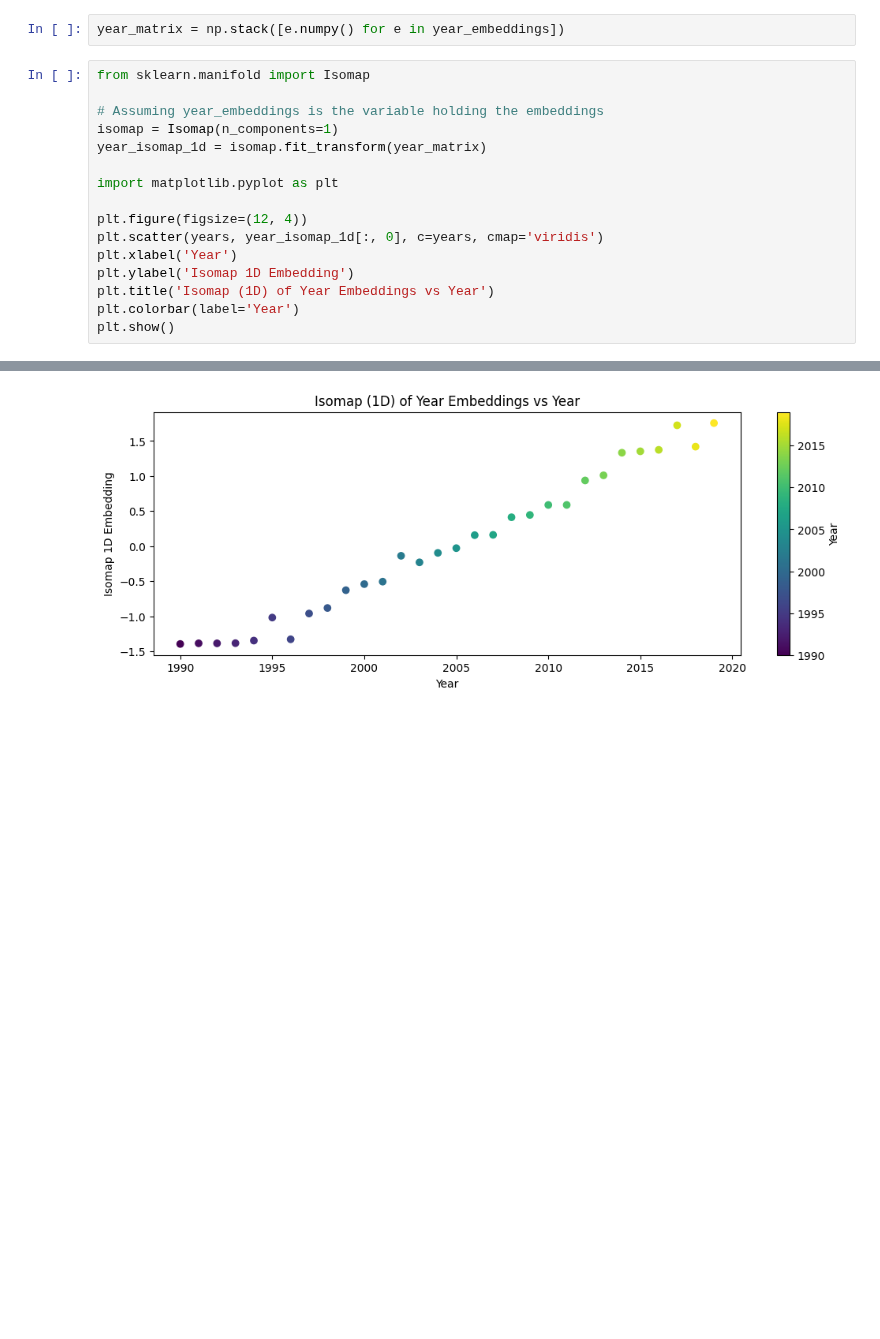
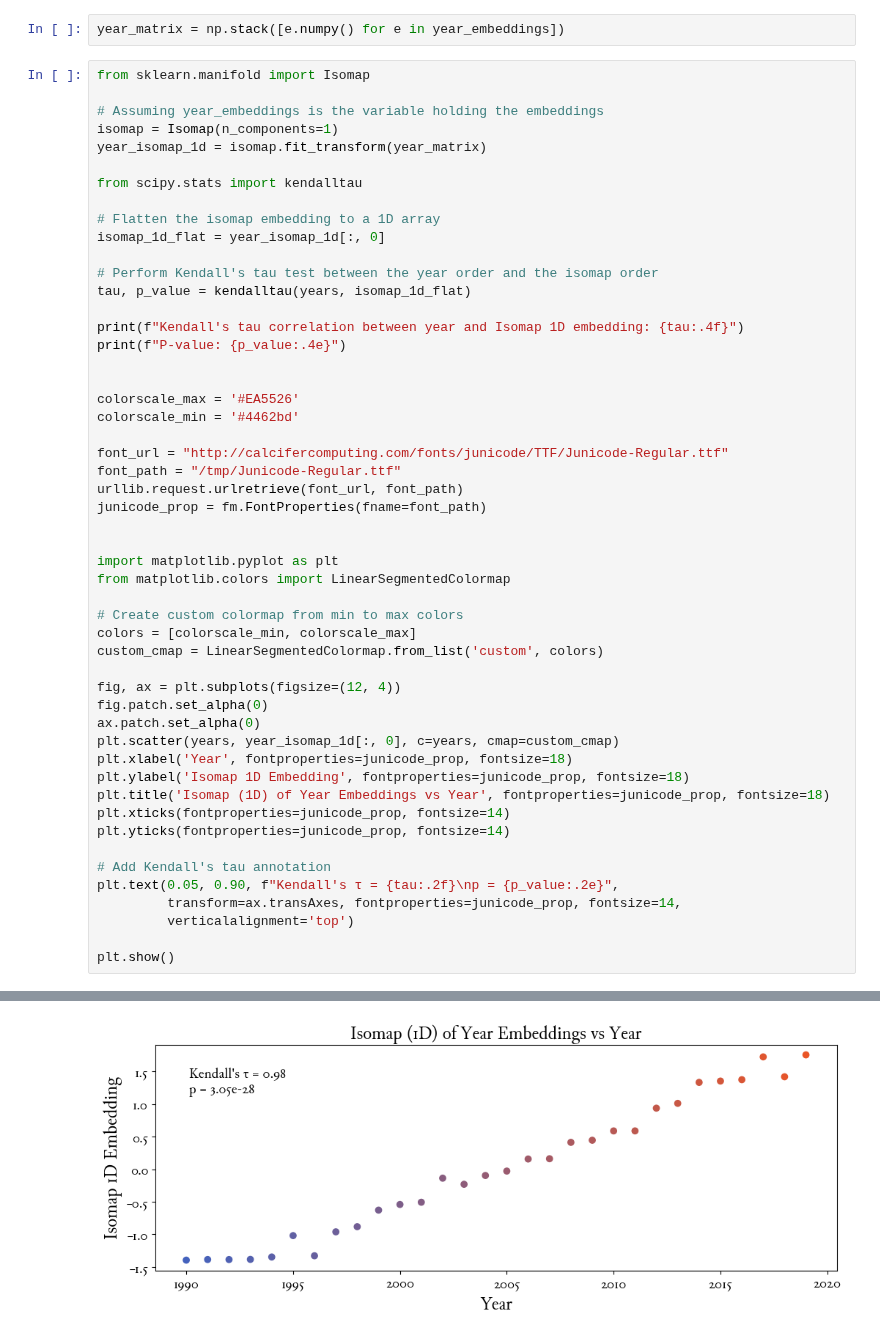
Before and after one commit to bstadt/tlm-1-release, a Jupyter notebook: eda/year_manifold_coca.ipynb, the cells around one changed output, grey strips where cells are left out. Drawn from its saved outputs; the diff is of its cells as text; blank space fills up the shorter version.

```diff
--- a/eda/year_manifold_coca.ipynb
+++ b/eda/year_manifold_coca.ipynb
@@ -131,13 +126,48 @@ from sklearn.manifold import Isomap
 isomap = Isomap(n_components=1)
 year_isomap_1d = isomap.fit_transform(year_matrix)
 
+from scipy.stats import kendalltau
+
+# Flatten the isomap embedding to a 1D array
+isomap_1d_flat = year_isomap_1d[:, 0]
+
+# Perform Kendall's tau test between the year order and the isomap order
+tau, p_value = kendalltau(years, isomap_1d_flat)
+
+print(f"Kendall's tau correlation between year and Isomap 1D embedding: {tau:.4f}")
+print(f"P-value: {p_value:.4e}")
+
+
+colorscale_max = '#EA5526'
+colorscale_min = '#4462bd'
+
+font_url = "http://calcifercomputing.com/fonts/junicode/TTF/Junicode-Regular.ttf"
+font_path = "/tmp/Junicode-Regular.ttf"
+urllib.request.urlretrieve(font_url, font_path)
+junicode_prop = fm.FontProperties(fname=font_path)
+
+
 import matplotlib.pyplot as plt
+from matplotlib.colors import LinearSegmentedColormap
 
-plt.figure(figsize=(12, 4))
-plt.scatter(years, year_isomap_1d[:, 0], c=years, cmap='viridis')
-plt.xlabel('Year')
-plt.ylabel('Isomap 1D Embedding')
-plt.title('Isomap (1D) of Year Embeddings vs Year')
-plt.colorbar(label='Year')
+# Create custom colormap from min to max colors
+colors = [colorscale_min, colorscale_max]
+custom_cmap = LinearSegmentedColormap.from_list('custom', colors)
+
+fig, ax = plt.subplots(figsize=(12, 4))
+fig.patch.set_alpha(0)
+ax.patch.set_alpha(0)
+plt.scatter(years, year_isomap_1d[:, 0], c=years, cmap=custom_cmap)
+plt.xlabel('Year', fontproperties=junicode_prop, fontsize=18)
+plt.ylabel('Isomap 1D Embedding', fontproperties=junicode_prop, fontsize=18)
+plt.title('Isomap (1D) of Year Embeddings vs Year', fontproperties=junicode_prop, fontsize=18)
+plt.xticks(fontproperties=junicode_prop, fontsize=14)
+plt.yticks(fontproperties=junicode_prop, fontsize=14)
+
+# Add Kendall's tau annotation
+plt.text(0.05, 0.90, f"Kendall's τ = {tau:.2f}\np = {p_value:.2e}",
+         transform=ax.transAxes, fontproperties=junicode_prop, fontsize=14,
+         verticalalignment='top')
+
 plt.show()
 # %% [output]
@@ -144 +176 @@ plt.show()
-[figure, old version]
+[figure, new version]
```
Also changed, not shown: parts of 5 cells of this notebook, 3 other files.
